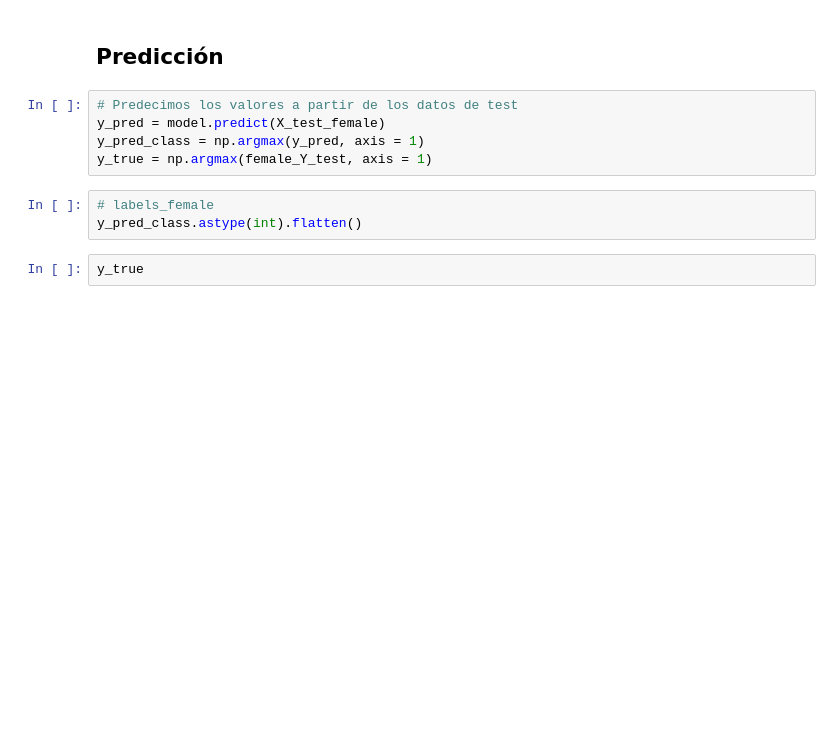
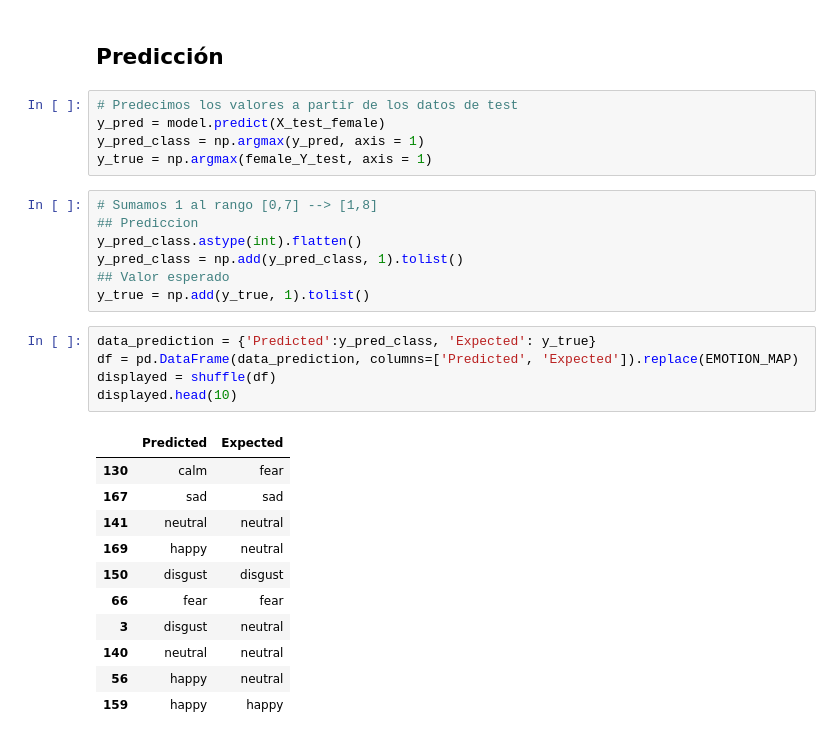
Before and after one commit to Luisa13/Speech_Emotion_Recogntion_in_Foreign_Language, a Jupyter notebook: notebooks/English/2_SER_RAVDESS_English_Simplified_Model.ipynb, the cells around one changed output. Drawn from its saved outputs; the diff is of its cells as text; blank space fills up the shorter version.

Commit message:
RAVDESS English Simplified - Clean up and predicted values dataframe

```diff
--- a/notebooks/English/2_SER_RAVDESS_English_Simplified_Model.ipynb
+++ b/notebooks/English/2_SER_RAVDESS_English_Simplified_Model.ipynb
@@ -664,11 +822,30 @@ print("Loss: {} \nAccuracy: {}%".format(score[0], score[1]*100))
 y_pred = model.predict(X_test_female)
 y_pred_class = np.argmax(y_pred, axis = 1)
 y_true = np.argmax(female_Y_test, axis = 1)
-# %%
-# labels_female
-y_pred_class.astype(int).flatten()
-# %%
-y_true
+# %%
+# Sumamos 1 al rango [0,7] --> [1,8]
+## Prediccion
+y_pred_class.astype(int).flatten()
+y_pred_class = np.add(y_pred_class, 1).tolist()
+## Valor esperado
+y_true = np.add(y_true, 1).tolist()
+# %%
+data_prediction = {'Predicted':y_pred_class, 'Expected': y_true}
+df = pd.DataFrame(data_prediction, columns=['Predicted', 'Expected']).replace(EMOTION_MAP)
+displayed = shuffle(df)
+displayed.head(10)
+# %% [output]
+|  | Predicted | Expected |
+| 130 | calm | fear |
+| 167 | sad | sad |
+| 141 | neutral | neutral |
+| 169 | happy | neutral |
+| 150 | disgust | disgust |
+| 66 | fear | fear |
+| 3 | disgust | neutral |
+| 140 | neutral | neutral |
+| 56 | happy | neutral |
+| 159 | happy | happy |
 # %%
 cm = confusion_matrix(y_true, y_pred_class)
 sns.heatmap(cm, linecolor='white', cmap='Blues', linewidth=1, annot=True, fmt='')
```
Also changed, not shown: parts of 26 cells of this notebook.
